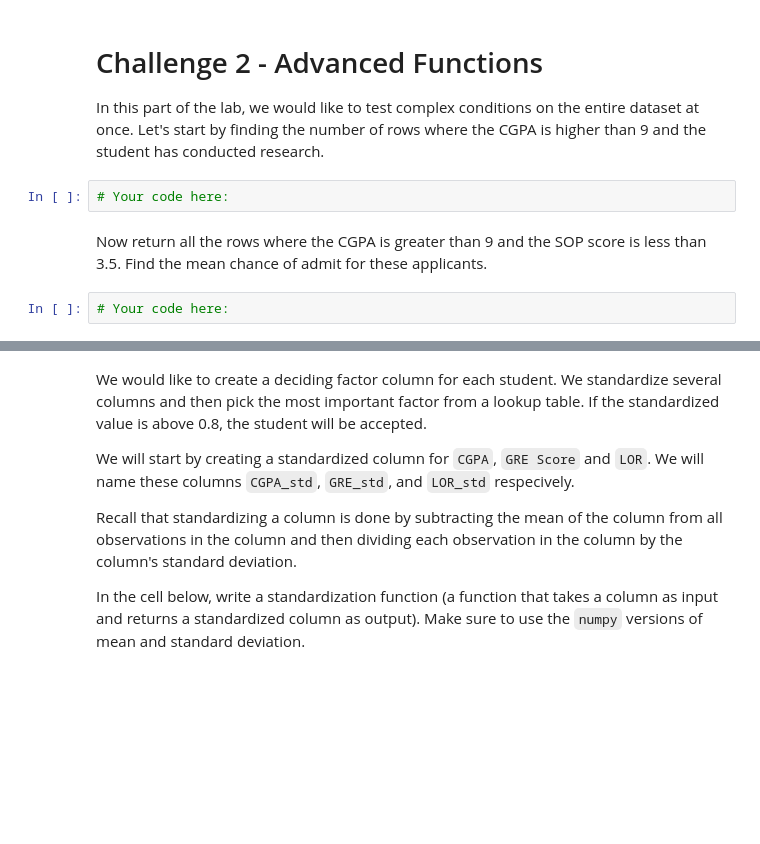
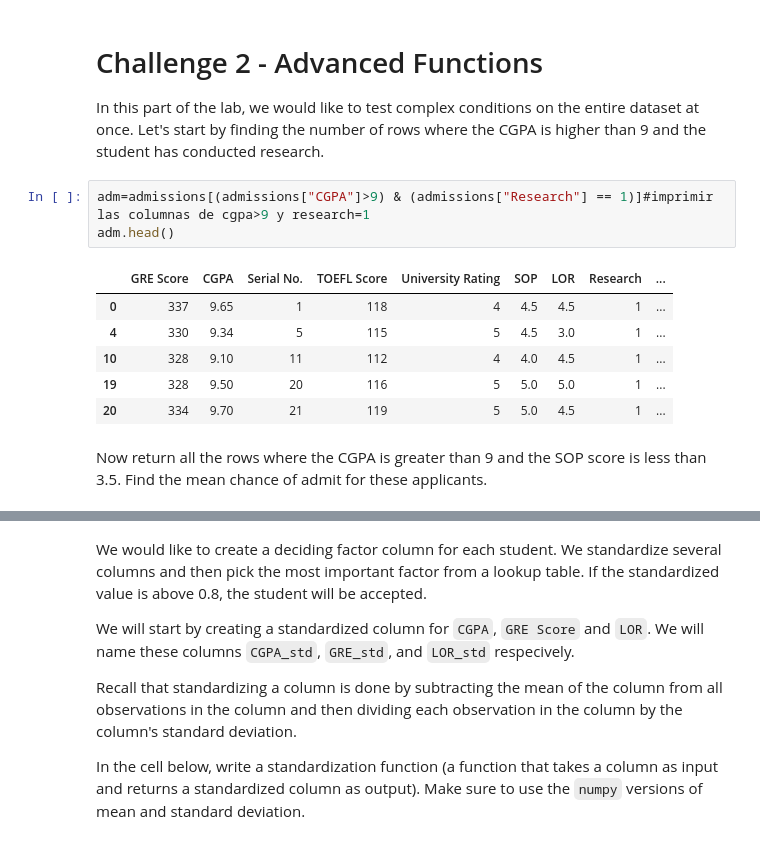
Before and after one commit to Joycelili/datamad0820, a Jupyter notebook: module-2/lab-advanced-pandas/your-code/main.ipynb, the cells around one changed output, grey strips where cells are left out. Drawn from its saved outputs; the diff is of its cells as text; blank space fills up the shorter version.

```diff
--- a/module-2/lab-advanced-pandas/your-code/main.ipynb
+++ b/module-2/lab-advanced-pandas/your-code/main.ipynb
@@ -98,9 +98,15 @@ admissions.head()
 # Challenge 2 - Advanced Functions
 
 In this part of the lab, we would like to test complex conditions on the entire dataset at once. Let's start by finding the number of rows where the CGPA is higher than 9 and the student has conducted research.
-# %%
-# Your code here:
+# %%
+adm=admissions[(admissions["CGPA"]>9) & (admissions["Research"] == 1)]#imprimir las columnas de cgpa>9 y research=1
+adm.head()
+# %% [output]
+|  | GRE Score | CGPA | Serial No. | TOEFL Score | University Rating | SOP | LOR | Research | ... |
+| 0 | 337 | 9.65 | 1 | 118 | 4 | 4.5 | 4.5 | 1 | ... |
+| 4 | 330 | 9.34 | 5 | 115 | 5 | 4.5 | 3.0 | 1 | ... |
+| 10 | 328 | 9.10 | 11 | 112 | 4 | 4.0 | 4.5 | 1 | ... |
+| 19 | 328 | 9.50 | 20 | 116 | 5 | 5.0 | 5.0 | 1 | ... |
+| 20 | 334 | 9.70 | 21 | 119 | 5 | 5.0 | 4.5 | 1 | ... |
 # %% [markdown]
 Now return all the rows where the CGPA is greater than 9 and the SOP score is less than 3.5. Find the mean chance of admit for these applicants.
-# %%
-# Your code here:
```
Also changed, not shown: parts of 16 cells of this notebook.
